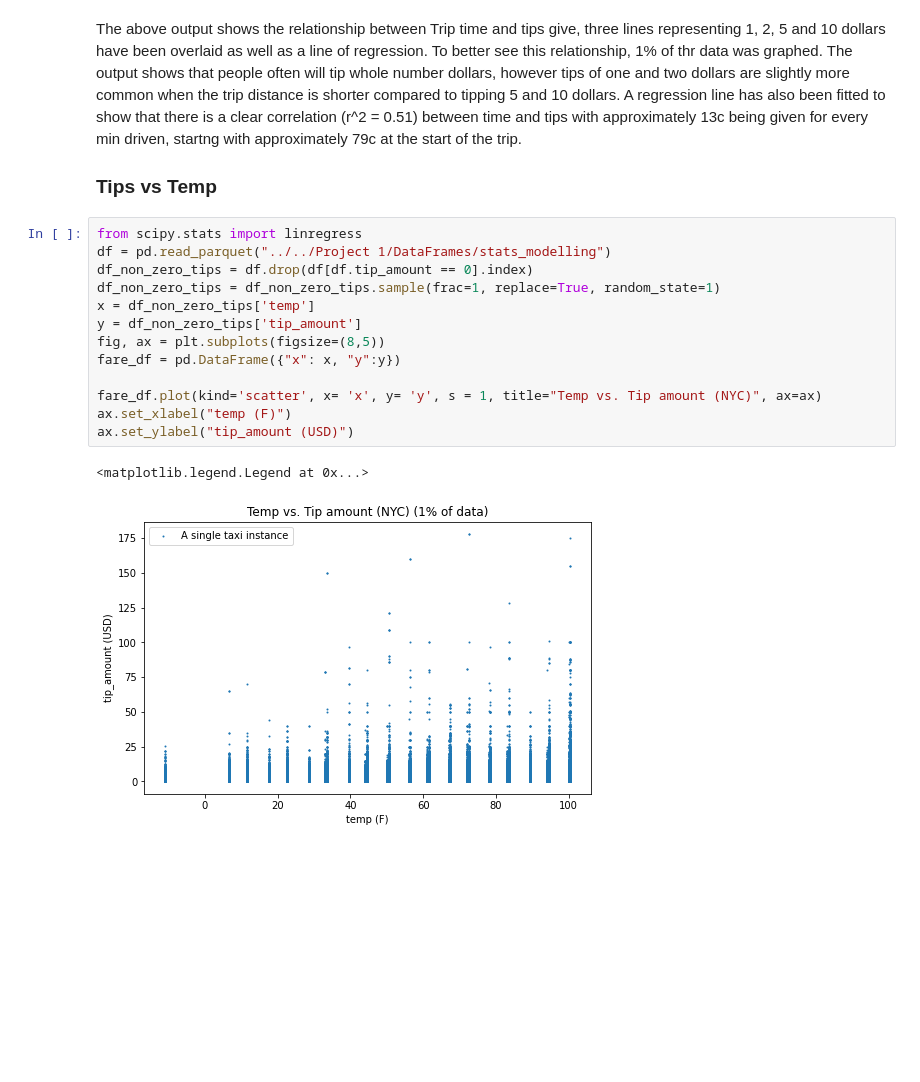
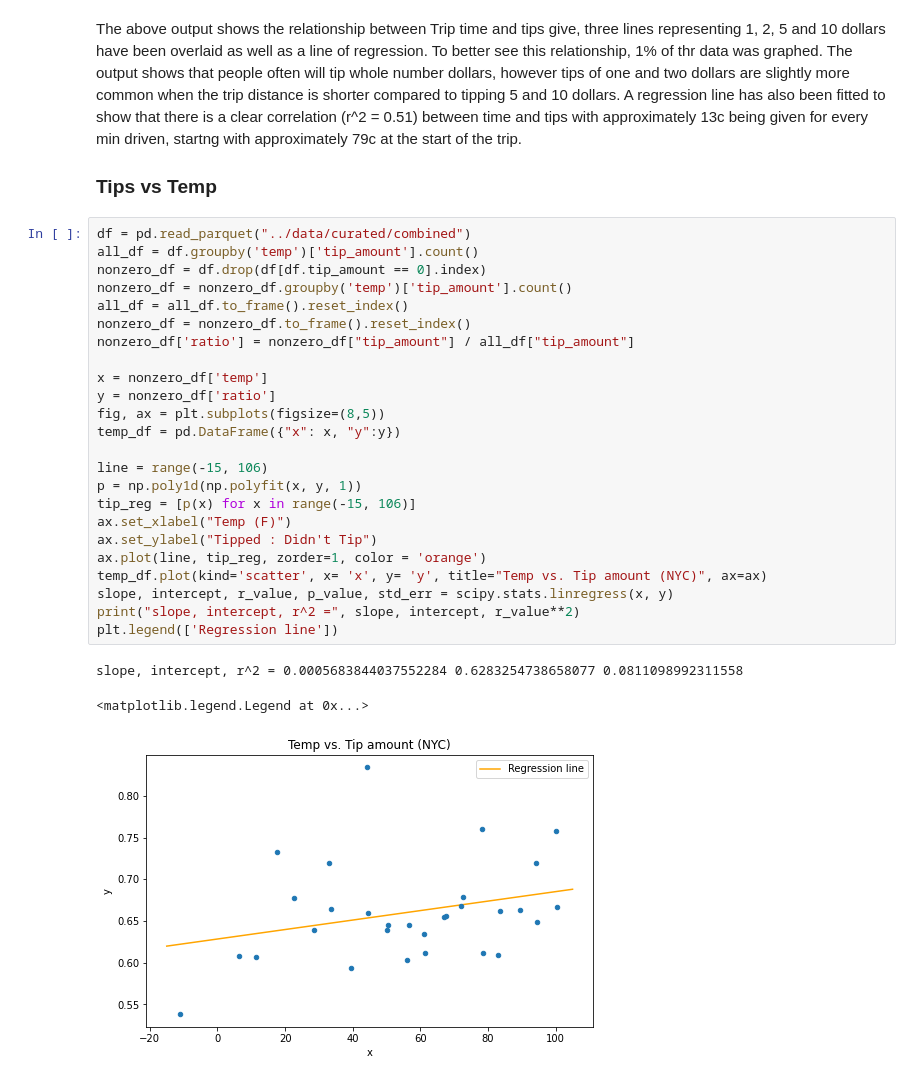
Before and after one commit to MAST30034-Applied-Data-Science/mast30034-project-1-JMelleuish, a Jupyter notebook: notebooks/Analysis.ipynb, the cells around one changed output. Drawn from its saved outputs; the diff is of its cells as text; blank space fills up the shorter version.

```diff
--- a/notebooks/Analysis.ipynb
+++ b/notebooks/Analysis.ipynb
@@ -285,19 +340,31 @@ slope, intercept, r^2 = 0.13969073205921795 0.7940918527190504 0.507078720379788
 The above output shows the relationship between Trip time and tips give, three lines representing 1, 2, 5 and 10 dollars have been overlaid as well as a line of regression. To better see this relationship, 1% of thr data was graphed. The output shows that people often will tip whole number dollars, however tips of one and two dollars are slightly more common when the trip distance is shorter compared to tipping 5 and 10 dollars. A regression line has also been fitted to show that there is a clear correlation (r^2 = 0.51) between time and tips with approximately 13c being given for every min driven, startng with approximately 79c at the start of the trip.
 
 ### Tips vs Temp
-# %%
-from scipy.stats import linregress
-df = pd.read_parquet("../../Project 1/DataFrames/stats_modelling")
-df_non_zero_tips = df.drop(df[df.tip_amount == 0].index)
-df_non_zero_tips = df_non_zero_tips.sample(frac=1, replace=True, random_state=1)
-x = df_non_zero_tips['temp']
-y = df_non_zero_tips['tip_amount']
-fig, ax = plt.subplots(figsize=(8,5))
-fare_df = pd.DataFrame({"x": x, "y":y})
-
-fare_df.plot(kind='scatter', x= 'x', y= 'y', s = 1, title="Temp vs. Tip amount (NYC)", ax=ax)
-ax.set_xlabel("temp (F)")
-ax.set_ylabel("tip_amount (USD)")
-# %% [output]
-<matplotlib.legend.Legend at 0x...>
-[figure, removed]
+# %%
+df = pd.read_parquet("../data/curated/combined")
+all_df = df.groupby('temp')['tip_amount'].count()
+nonzero_df = df.drop(df[df.tip_amount == 0].index)
+nonzero_df = nonzero_df.groupby('temp')['tip_amount'].count()
+all_df = all_df.to_frame().reset_index()
+nonzero_df = nonzero_df.to_frame().reset_index()
+nonzero_df['ratio'] = nonzero_df["tip_amount"] / all_df["tip_amount"]
+
+x = nonzero_df['temp']
+y = nonzero_df['ratio']
+fig, ax = plt.subplots(figsize=(8,5))
+temp_df = pd.DataFrame({"x": x, "y":y})
+
+line = range(-15, 106)
+p = np.poly1d(np.polyfit(x, y, 1))
+tip_reg = [p(x) for x in range(-15, 106)]
+ax.set_xlabel("Temp (F)")
+ax.set_ylabel("Tipped : Didn't Tip")
+ax.plot(line, tip_reg, zorder=1, color = 'orange')
+temp_df.plot(kind='scatter', x= 'x', y= 'y', title="Temp vs. Tip amount (NYC)", ax=ax)
+slope, intercept, r_value, p_value, std_err = scipy.stats.linregress(x, y)
+print("slope, intercept, r^2 =", slope, intercept, r_value**2)
+plt.legend(['Regression line'])
+# %% [output]
+slope, intercept, r^2 = 0.0005683844037552284 0.6283254738658077 0.0811098992311558
+<matplotlib.legend.Legend at 0x...>
+[figure, added]
```
Also changed, not shown: parts of 29 cells of this notebook, 3 other files.
